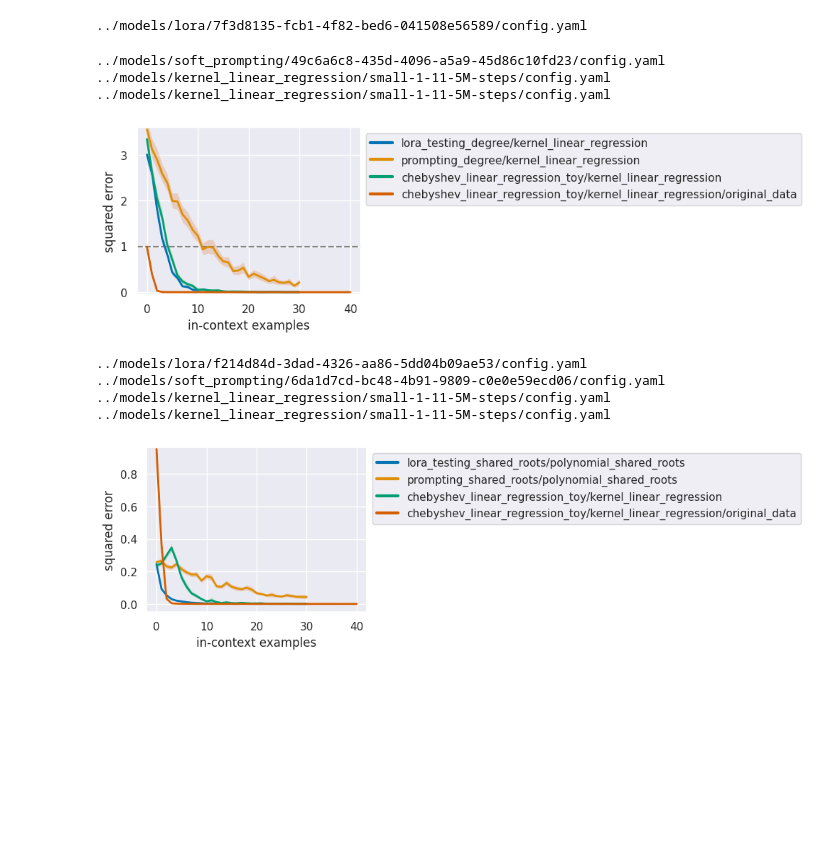
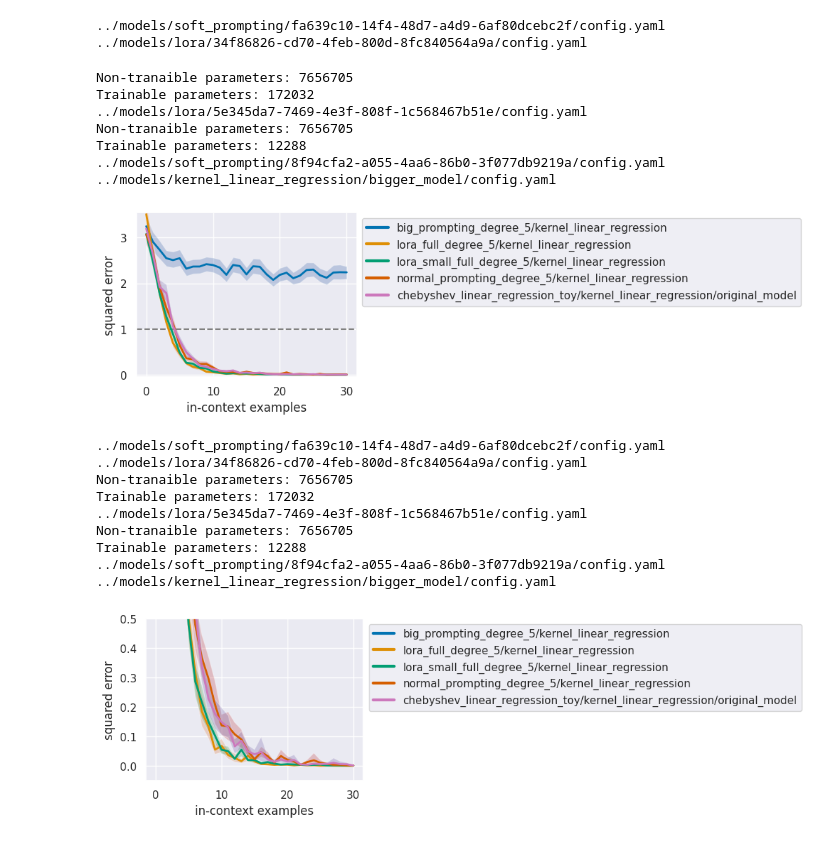
Before and after one commit to wilcoxsonm21/CS182Project, a Jupyter notebook: src/eval.ipynb, the cells around one changed output. Cells and saved outputs as stored; diff of their text form; code cells hidden in the pictures; blank space fills up the shorter version.

Commit message:
New configs, and eval fix

```diff
--- a/src/eval.ipynb
+++ b/src/eval.ipynb
@@ -55,32 +53,45 @@ df  # list all the runs in our run_dir
 # %%
-load_info_collection = [ lora_load_info,
-                         LoadInfo(path=models_dir / "soft_prompting" / "49c6a6c8-435d-4096-a5a9-45d86c10fd23", step=4000,
-                                  alternative_train_conf_path=lora_load_info.path / "config.yaml"),
-                         LoadInfo(path=models_dir / "kernel_linear_regression" / "small-1-11-5M-steps", step=5000000,
-                                  alternative_train_conf_path=lora_load_info.path / "config.yaml"),
-                         LoadInfo(path=models_dir / "kernel_linear_regression" / "small-1-11-5M-steps", step=5000000,
-                                  name_addon="/original_data")]
+def plot_collection(load_info_collection: LoadInfo, device: str = "cuda", yhigh_lim: float = float('inf')):
+    metrics = {}
+    for path, step, alt_path, name_addon in load_info_collection:
+        conf = get_config(path / "config.yaml")
+        metrics[conf.wandb.name + "/" + conf.training.task + name_addon] = new_get_run_metrics(path, step=step, include_noise=False, device=device, alternative_train_conf_path=alt_path)
+
+    basic_plot(metrics, yhigh_lim=yhigh_lim)
+    plt.show()
+
+big_prompt_deg_5 = LoadInfo(path=models_dir / "soft_prompting" / "fa639c10-14f4-48d7-a4d9-6af80dcebc2f", step=-1)
+load_info_collection = [ big_prompt_deg_5,
+                         LoadInfo(path=models_dir / "lora" / "34f86826-cd70-4feb-800d-8fc840564a9a", step=-1,
+                                  alternative_train_conf_path=big_prompt_deg_5.path / "config.yaml"),
+                         LoadInfo(path=models_dir / "lora" / "5e345da7-7469-4e3f-808f-1c568467b51e", step=-1,
+                                  alternative_train_conf_path=big_prompt_deg_5.path / "config.yaml"),
+                         LoadInfo(path=models_dir / "soft_prompting" / "8f94cfa2-a055-4aa6-86b0-3f077db9219a", step=-1,
+                                  alternative_train_conf_path=big_prompt_deg_5.path / "config.yaml"),
+                         LoadInfo(path=models_dir / "kernel_linear_regression" / "bigger_model", step=-1,
+                                  alternative_train_conf_path=big_prompt_deg_5.path / "config.yaml",
+                                  name_addon="/original_model")]
 
 plot_collection(load_info_collection, device=device)
-
-lora_load_info = LoadInfo(path=models_dir / "lora" / "f214d84d-3dad-4326-aa86-5dd04b09ae53", step=4000)
-load_info_collection = [ lora_load_info,
-                         LoadInfo(path=models_dir / "soft_prompting" / "6da1d7cd-bc48-4b91-9809-c0e0e59ecd06", step=4000,
-                                  alternative_train_conf_path=lora_load_info.path / "config.yaml"),
-                         LoadInfo(path=models_dir / "kernel_linear_regression" / "small-1-11-5M-steps", step=5000000,
-                                  alternative_train_conf_path=lora_load_info.path / "config.yaml"),
-                         LoadInfo(path=models_dir / "kernel_linear_regression" / "small-1-11-5M-steps", step=5000000,
-                                  name_addon="/original_data")]
-
-plot_collection(load_info_collection, device=device)
+plot_collection(load_info_collection, device=device, yhigh_lim=0.5)
 # %% [output]
-../models/lora/7f3d8135-fcb1-4f82-bed6-041508e56589/config.yaml
+../models/soft_prompting/fa639c10-14f4-48d7-a4d9-6af80dcebc2f/config.yaml
+../models/lora/34f86826-cd70-4feb-800d-8fc840564a9a/config.yaml
-../models/soft_prompting/49c6a6c8-435d-4096-a5a9-45d86c10fd23/config.yaml
-../models/kernel_linear_regression/small-1-11-5M-steps/config.yaml
-../models/kernel_linear_regression/small-1-11-5M-steps/config.yaml
+Non-tranaible parameters: 7656705
+Trainable parameters: 172032
+../models/lora/5e345da7-7469-4e3f-808f-1c568467b51e/config.yaml
+Non-tranaible parameters: 7656705
+Trainable parameters: 12288
+../models/soft_prompting/8f94cfa2-a055-4aa6-86b0-3f077db9219a/config.yaml
+../models/kernel_linear_regression/bigger_model/config.yaml
-[figure, old version]
+[figure, new version]
-../models/lora/f214d84d-3dad-4326-aa86-5dd04b09ae53/config.yaml
-../models/soft_prompting/6da1d7cd-bc48-4b91-9809-c0e0e59ecd06/config.yaml
-../models/kernel_linear_regression/small-1-11-5M-steps/config.yaml
-../models/kernel_linear_regression/small-1-11-5M-steps/config.yaml
+../models/soft_prompting/fa639c10-14f4-48d7-a4d9-6af80dcebc2f/config.yaml
+../models/lora/34f86826-cd70-4feb-800d-8fc840564a9a/config.yaml
+Non-tranaible parameters: 7656705
+Trainable parameters: 172032
+../models/lora/5e345da7-7469-4e3f-808f-1c568467b51e/config.yaml
+Non-tranaible parameters: 7656705
+Trainable parameters: 12288
+../models/soft_prompting/8f94cfa2-a055-4aa6-86b0-3f077db9219a/config.yaml
+../models/kernel_linear_regression/bigger_model/config.yaml
-[figure, old version]
+[figure, new version]
```
Also changed, not shown: parts of 3 cells of this notebook, 3 other files.
